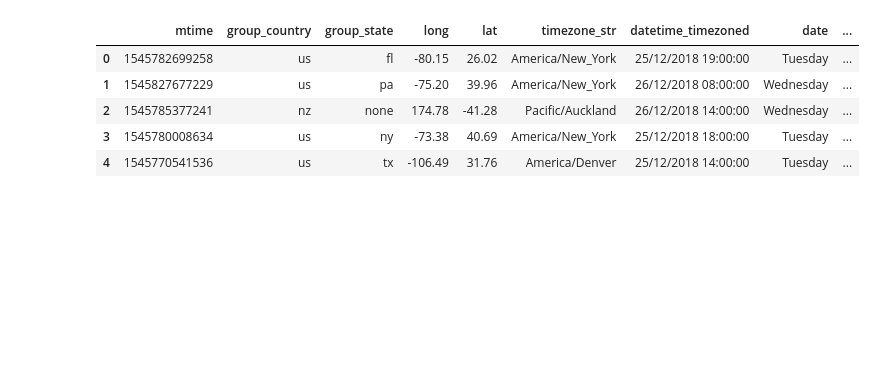
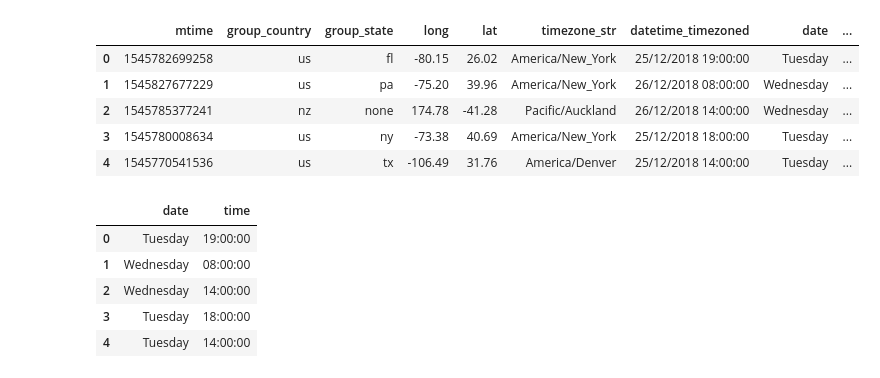
Before and after one commit to maxi93/NeoMeetup, a Jupyter notebook: Scripts/Timezones_manipulation.ipynb, the cells around one changed output. Cells and saved outputs as stored; diff of their text form; code cells hidden in the pictures; blank space fills up the shorter version.

```diff
--- a/Scripts/Timezones_manipulation.ipynb
+++ b/Scripts/Timezones_manipulation.ipynb
@@ -165,0 +170,11 @@ data1.head() #check
+# %%
+#data2 = pd.read_csv("C:/Users/fabri/OneDrive/Desktop/GIT/Data_Management_Project/Csv/Exported_queries/mtime_manipulated.csv")
+data2 = data1[['date','time']] #define new dataframe
+data2.head() #check
+# %% [output]
+|  | date | time |
+| 0 | Tuesday | 19:00:00 |
+| 1 | Wednesday | 08:00:00 |
+| 2 | Wednesday | 14:00:00 |
+| 3 | Tuesday | 18:00:00 |
+| 4 | Tuesday | 14:00:00 |
```
Also changed, not shown: parts of 9 cells of this notebook, 1 other file.
